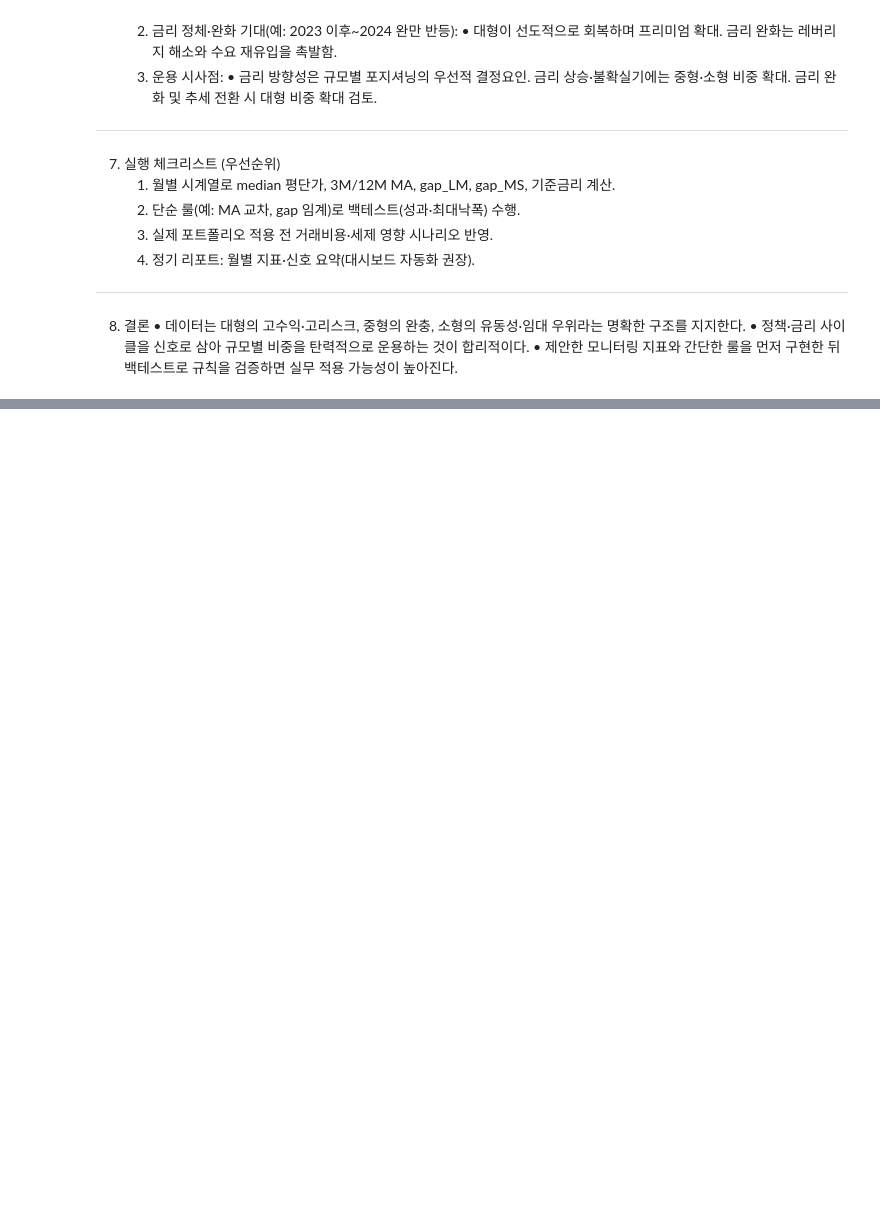
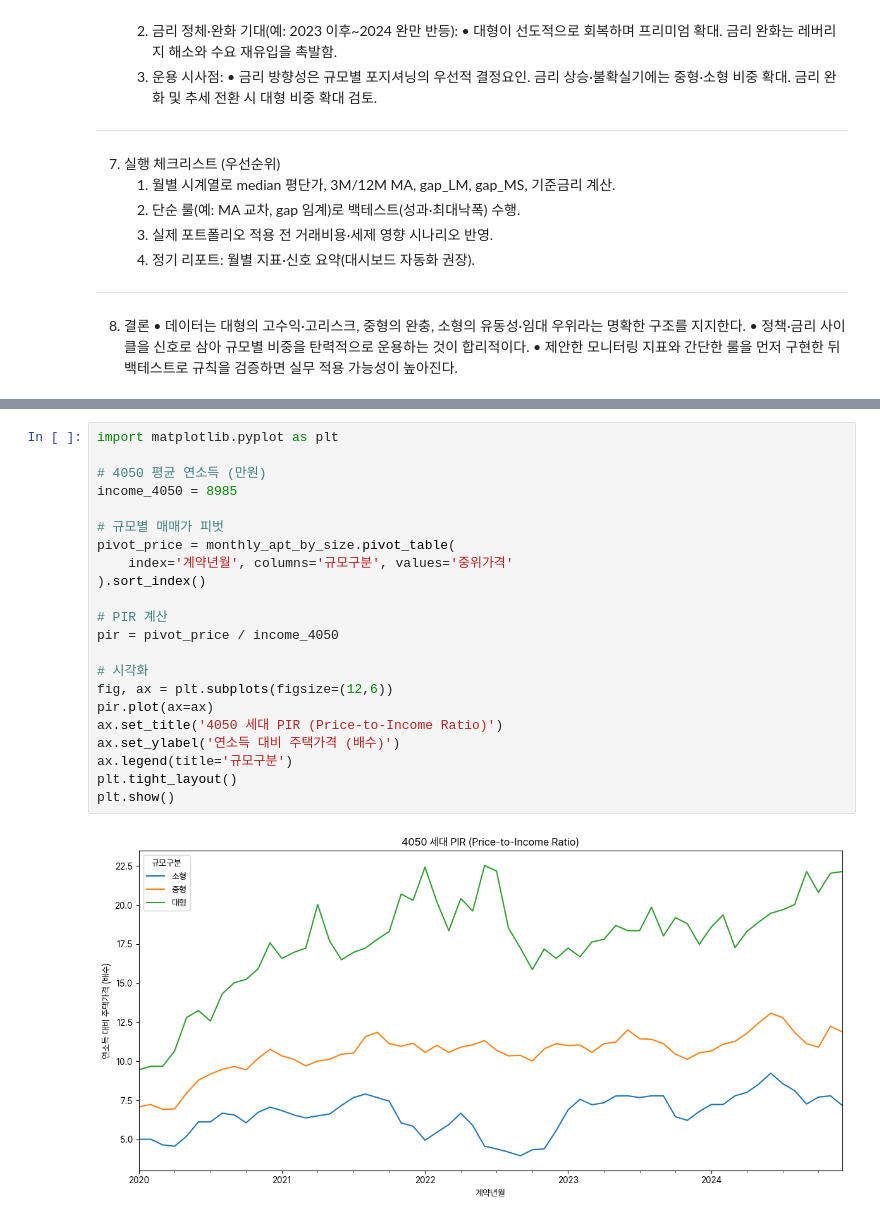
Before and after one commit to semistone97/pjt-real-estate, a Jupyter notebook: apt.ipynb, the cells around one changed output, grey strips where cells are left out. Drawn from its saved outputs; the diff is of its cells as text; blank space fills up the shorter version.

```diff
--- a/apt.ipynb
+++ b/apt.ipynb
@@ -951,0 +1256,24 @@ D. 은퇴기(자본보호·현금흐름 우선)
+# %%
+import matplotlib.pyplot as plt
+
+# 4050 평균 연소득 (만원)
+income_4050 = 8985
+
+# 규모별 매매가 피벗
+pivot_price = monthly_apt_by_size.pivot_table(
+    index='계약년월', columns='규모구분', values='중위가격'
+).sort_index()
+
+# PIR 계산
+pir = pivot_price / income_4050
+
+# 시각화
+fig, ax = plt.subplots(figsize=(12,6))
+pir.plot(ax=ax)
+ax.set_title('4050 세대 PIR (Price-to-Income Ratio)')
+ax.set_ylabel('연소득 대비 주택가격 (배수)')
+ax.legend(title='규모구분')
+plt.tight_layout()
+plt.show()
+# %% [output]
+[figure, added]
```
Also changed, not shown: parts of 37 cells of this notebook, 7 other files.
